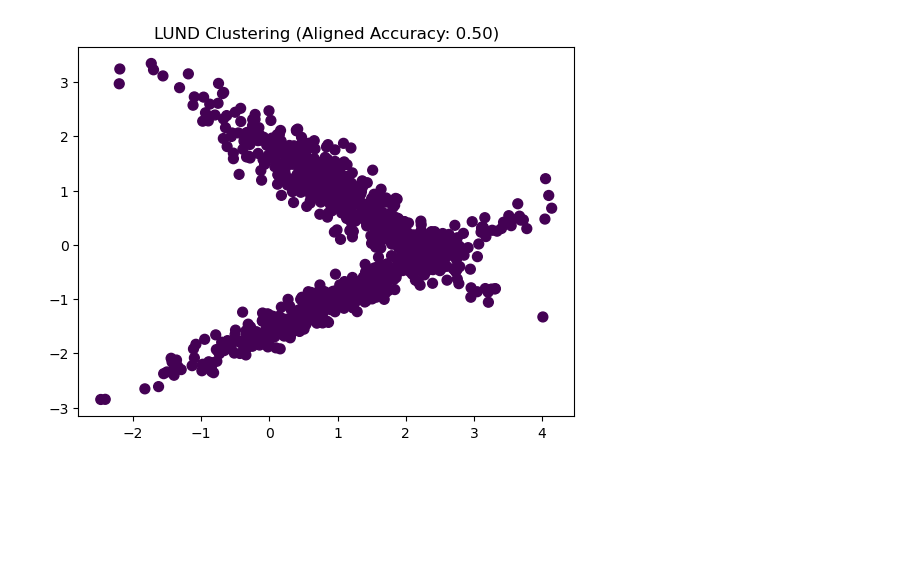
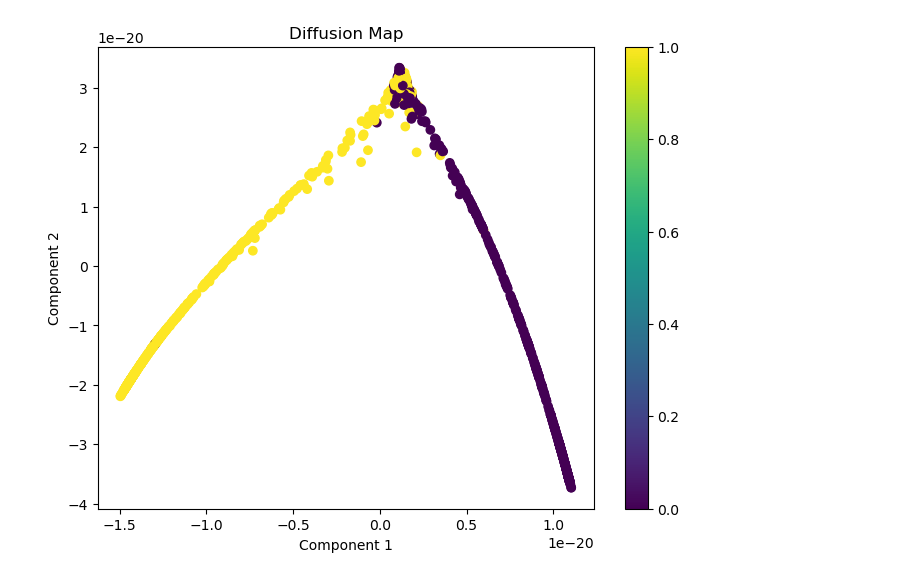
Before and after one commit to seolibek/Tufts2024, a Jupyter notebook: lund_low_dim.ipynb, the cells around one changed output. Drawn from its saved outputs; the diff is of its cells as text; code cells hidden in the pictures; blank space fills up the shorter version.

Commit message:
diffusion map, working properly

```diff
--- a/lund_low_dim.ipynb
+++ b/lund_low_dim.ipynb
@@ -1,12 +1,14 @@
 # %%
 import numpy as np
-from sklearn.neighbors import kneighbors_graph
+import seaborn as sns
+from sklearn.cluster import KMeans
+from sklearn.neighbors import KernelDensity
 from sklearn.datasets import make_moons, make_blobs, make_classification
-
+from sklearn.manifold import TSNE
 from scipy.sparse.csgraph import laplacian
 from scipy.spatial.distance import pdist, squareform
 from lund.lund import LearningbyUnsupervisedNonlinearDiffusion
-from lund.utils import GraphExtractor,KDE
+from lund.utils import GraphExtractor
 from model.utils import loadHSI,calculate_aligned_accuracy
 import matplotlib.pyplot as plt
 import scipy.io
@@ -15,8 +17,6 @@ import scipy.io
 
 
 # X, M, N, D, HSI, GT, Y, n, K = loadHSI(data_path, gt_path, data_name, gt_name)
-# print(X.shape)
-# X, GT = make_blobs(n_samples=1000, centers=3, n_features=2, random_state=42)
 X, GT = make_classification(n_samples=1000, n_features=2, n_informative=2, n_redundant=0, n_clusters_per_class=1, random_state=42)
 scipy.io.savemat('data.mat', {'X': X, 'GT': GT})
 
@@ -30,42 +30,74 @@ print("Data shape:", X.shape)
 Hyperparameters = {
     'Sigma': 1.0,
     'DiffusionNN': 10,
-    'SpatialParams': {
-        'GraphSpatialRadius': 12,
-        'ConsensusSpatialRadius': 1,
-        'ImageSize': (grid_size, grid_size)
-    }
+
 }
 
-density_estimator = KDE()
+kde = KernelDensity(bandwidth=1.0)
+kde.fit(X)
+log_density = kde.score_samples(X)
+p = np.exp(log_density)
+
 graph_extractor = GraphExtractor()
+G = graph_extractor.extract_graph(X)
+print(G)
 
+diffusion_map = graph_extractor.compute_diffusion_distances(G, X)
+print('diffusion map shape: ', diffusion_map.shape)
+if diffusion_map is not None:
+    print('Diffusion map shape: ', diffusion_map.shape)
+    print('Diffusion map:')
+    print(diffusion_map)
 
-p = density_estimator.kde(X)
-G = graph_extractor.extract_graph(X)
+    # Plotting the diffusion map
+    plt.figure(figsize=(8, 6))
+    plt.scatter(diffusion_map[:, 1], diffusion_map[:, 2], c=GT, cmap='viridis')
+    plt.title('Diffusion Map')
+    plt.xlabel('Component 1')
+    plt.ylabel('Component 2')
+    plt.colorbar()
+    plt.show()
 
 t = 43
 
-C, K, Dt = LearningbyUnsupervisedNonlinearDiffusion(X, t, G, p)
+# C, K, Dt = LearningbyUnsupervisedNonlinearDiffusion(X, t, G, p)
 
 
+# # print("Cluster labels:", C)
+# # print("GT",GT)
+# print("Number of clusters:", K)
+# # print("Diffusion distances:", Dt)
 
-# print("Cluster labels:", C)
-# print("GT",GT)
-print("Number of clusters:", K)
-# print("Diffusion distances:", Dt)
-
-accuracy = calculate_aligned_accuracy(GT, C)
-print("Aligned Accuracy:", accuracy)
+# accuracy = calculate_aligned_accuracy(GT, C)
+# print("Aligned Accuracy:", accuracy)
 
 def plot_clusters(X, labels, title):
     plt.scatter(X[:, 0], X[:, 1], c=labels, cmap='viridis', s=50)
     plt.title(title)
     plt.show()
 
+def plot_kde_density(X, title):
+    # Create the KDE plot
+    plt.figure(figsize=(10, 6))
+    sns.kdeplot(x=X[:, 0], y=X[:, 1], cmap='viridis', fill=True, levels=20, thresh=0)
+    plt.scatter(X[:, 0], X[:, 1], c='red', s=5, edgecolor='k')
+    plt.title(title)
+    plt.show()
 
-plot_clusters(X, C, f"LUND Clustering (Aligned Accuracy: {accuracy:.2f})")
-plot_clusters(X, GT, "Ground Truth")
+
+# plot_clusters(diffusion_map, GT, "t-SNE of Diffusion Distances (Ground Truth)")
+# plot_clusters(diffusion_map, C, "t-SNE of Diffusion Distances (LUND Clustering)")
+
+
+# plot_clusters(X, C, f"LUND Clustering (Aligned Accuracy: {accuracy:.2f})")
+# plot_clusters(X, GT, "Ground Truth")
+# plot_kde_density(X, "KDE Density Estimation")
+
+# kmeans = KMeans(n_clusters=2, random_state=42)
+# kmeans_labels = kmeans.fit_predict(X)
+# kmeans_accuracy = calculate_aligned_accuracy(GT, kmeans_labels)
+# print("Aligned Accuracy (KMeans Clustering):", kmeans_accuracy)
+# plot_clusters(X, kmeans_labels, f"KMeans Clustering (Aligned Accuracy: {kmeans_accuracy:.2f})")
 # %% [output]
 GRID SIZE:  32
 Data shape: (1000, 2)
@@ -98 +130 @@ Aligned Accuracy: 0.501
-[figure, old version]
+[figure, new version]
```
Also changed, not shown: parts of 2 cells of this notebook, 2 other files.
